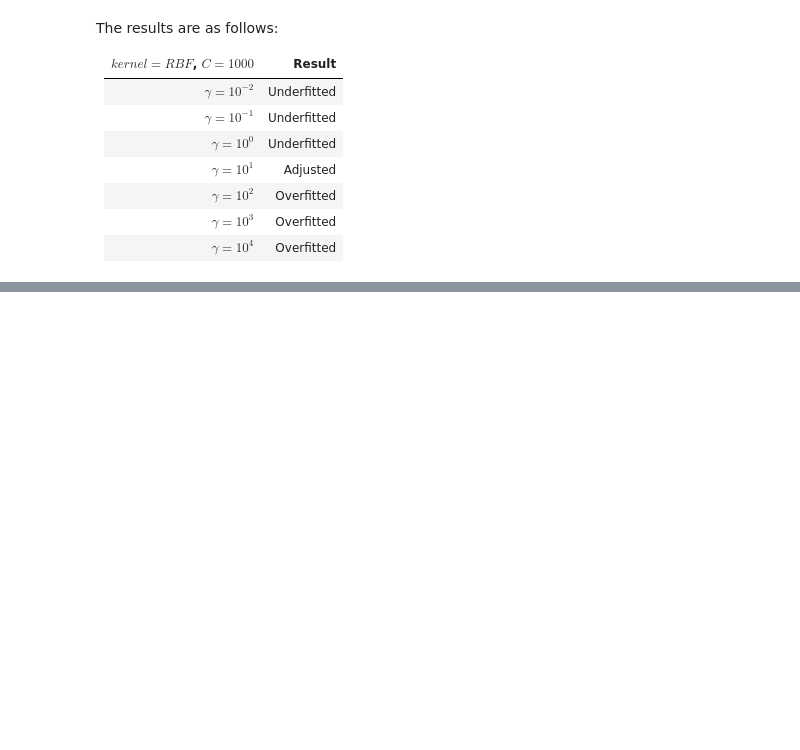
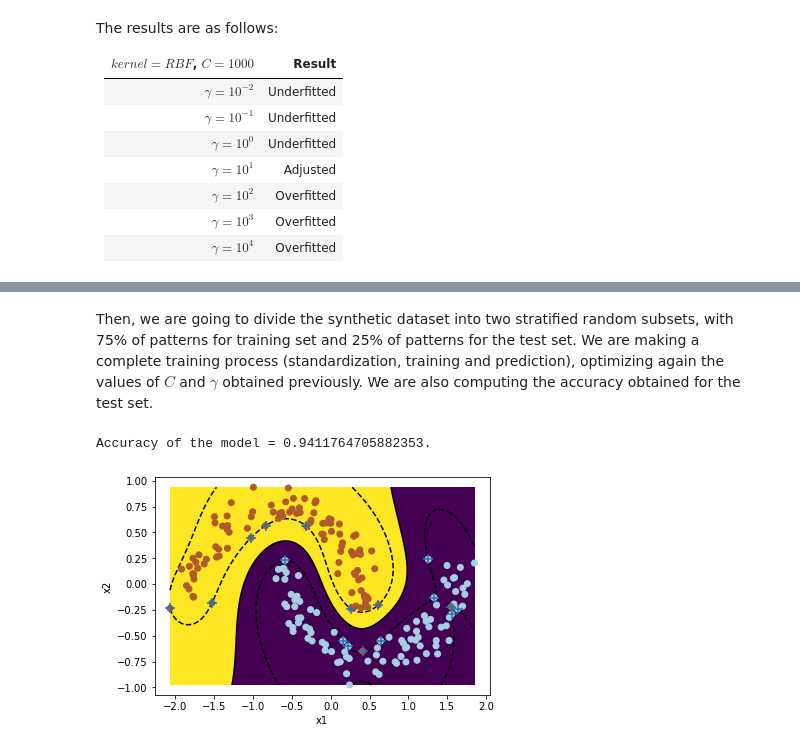
Before and after one commit to VenturaLM/Introduction_Computational_Models, a Jupyter notebook: Assignment_4/src/libsvm.ipynb, the cells around one changed output, grey strips where cells are left out. Saved outputs shown, nothing was run; the diff lists cells and outputs as text; code cells hidden in the pictures; blank space fills up the shorter version.

```diff
--- a/Assignment_4/src/libsvm.ipynb
+++ b/Assignment_4/src/libsvm.ipynb
@@ -323,0 +409,64 @@ The results are as follows:
+# %% [markdown]
+Then, we are going to divide the synthetic dataset into two stratified random subsets, with 75% of patterns for training set and 25% of patterns for the test set. We are making a complete training process (standardization, training and prediction), optimizing again the values of $C$ and $\gamma$ obtained previously. We are also computing the accuracy obtained for the test set.
+# %%
+from sklearn import preprocessing
+from sklearn.model_selection import train_test_split
+
+# Standardize features by removing the mean and scaling to unit variance.
+scaler = preprocessing.StandardScaler()
+
+# Introduce the dataset here:
+dataset = '../datasets/csv/dataset3.csv'
+
+# Load the dataset.
+data = pd.read_csv(dataset, header=None)
+X = data.iloc[:, :-1].values
+y = data.iloc[:, -1].values
+
+# Fit to data, then transform it.
+X_train = scaler.fit_transform(X, y)
+
+# Split the data:
+#   Train patterns: 75%.
+#   Test patterns:  25%.
+x_train, x_test, y_train, y_test = train_test_split(X_train, y, stratify=y, test_size=0.25)
+
+# Train the SVM model.
+svm_model = svm.SVC(kernel='rbf', C=20, gamma=2)
+svm_model.fit(X, y)
+
+# Print the accuracy of the model:
+print(f'Accuracy of the model = {svm_model.score(x_test, y_test)}.')
+
+# Plot the points.
+plt.figure(1)
+plt.clf()
+plt.scatter(X[:, 0], X[:, 1], c=y, zorder=10, cmap=plt.cm.Paired)
+
+# Plot the support vectors class regions, the separating hyperplane and the margins.
+plt.axis('tight')
+# |->Plot support vectors.
+plt.scatter(svm_model.support_vectors_[:, 0], svm_model.support_vectors_[:, 1], marker='+', s=100, zorder=10, cmap=plt.cm.Paired)
+
+# |-> Extract the limits.
+x_min = X[:, 0].min()
+x_max = X[:, 0].max()
+y_min = X[:, 1].min()
+y_max = X[:, 1].max()
+
+# |-> Create a grid with all the points and then obtain the SVM score for all the points.
+XX, YY = np.mgrid[x_min:x_max:500j, y_min:y_max:500j]
+Z = svm_model.decision_function(np.c_[XX.ravel(), YY.ravel()])
+
+# |-> Plot the results in a countour.
+Z = Z.reshape(XX.shape)
+plt.pcolormesh(XX, YY, Z > 0, shading='auto')
+plt.contour(XX, YY, Z, colors=['k', 'k', 'k'], linestyles=['--', '-', '--'], levels=[-1, 0, 1])
+
+plt.xlabel('x1')
+plt.ylabel('x2')
+
+plt.show()
+# %% [output]
+Accuracy of the model = 0.9411764705882353.
+[figure, added]
```
Also changed, not shown: parts of 16 cells of this notebook.
